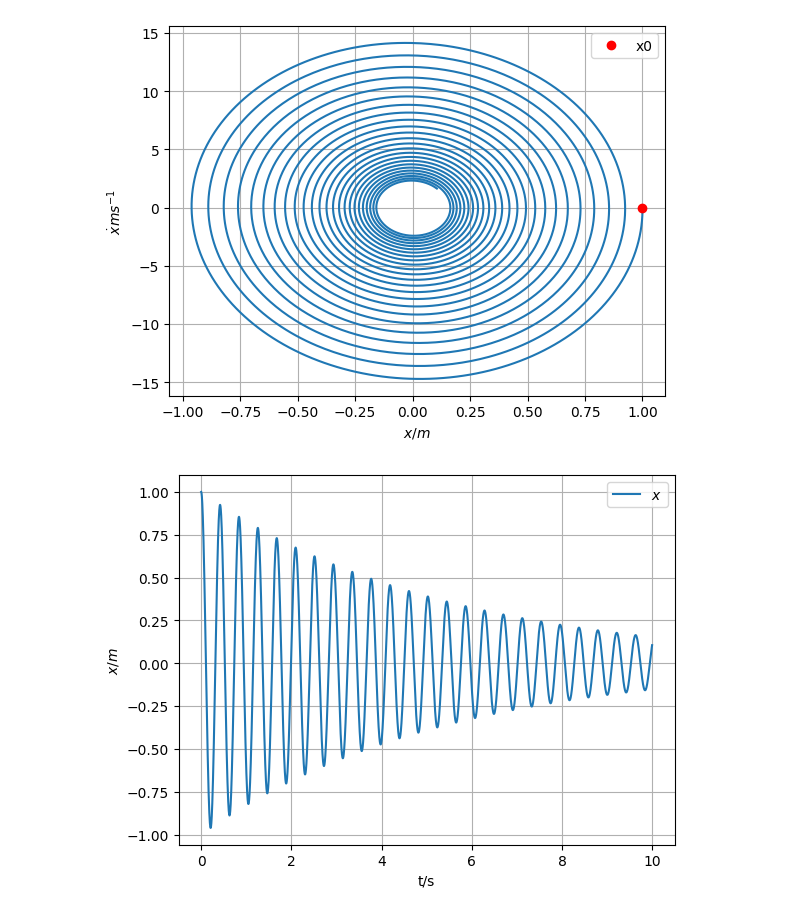
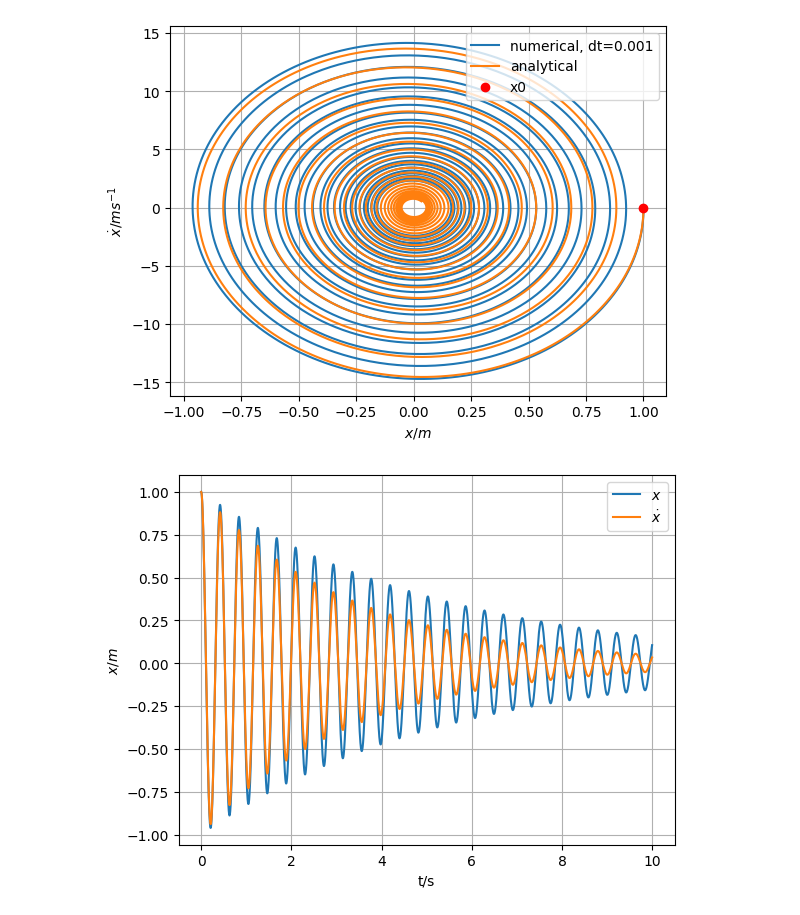
Before and after one commit to rzumbrunn/PCV_project, a Jupyter notebook: task2/task2.ipynb, the cells around one changed output. Cells and saved outputs as stored; diff of their text form; code cells hidden in the pictures.

Commit message:
added analytical solution

```diff
--- a/task2/task2.ipynb
+++ b/task2/task2.ipynb
@@ -1,6 +1,7 @@
 # %%
 import numpy as np
 import matplotlib.pyplot as plt
+import sympy as sp
 
 beta = 0.3 #s^-1
 omega = 15 # in s^-1
@@ -15,35 +16,49 @@ def sim(M, x0, dt, T):
     for t in np.arange(0, T, dt):
         x = x + dt * M @ x
         X.append(x)
 
     return np.array(X)
 dt_val = 0.001
 
+t=np.arange(0, 10, dt_val)
+
 x0 = np.array([1, 0])
 X = sim(M, x0, dt_val, 10)
-plt.plot(X[:,0], X[:,1])
+
+#analytical solution
+t_analytical = sp.symbols('t')
+x_analytical = sp.exp(-beta*t_analytical)*(sp.cos(omega*t_analytical) + (x0[1] +beta*x0[0])/omega*sp.sin(omega*t_analytical))
+x_dot_analytical = sp.diff(x_analytical, t_analytical)
+x_analytical = sp.lambdify(t_analytical, x_analytical)
+x_dot_analytical = sp.lambdify(t_analytical, x_dot_analytical)
+
+X_analytical = np.vstack([x_analytical(t), x_dot_analytical(t)]).T
+
+plt.plot(X[:,0], X[:,1], label=f'numerical, dt={dt_val}')
+plt.plot(x_analytical(t), x_dot_analytical(t), label='analytical')
+
+
 # mark x0
 plt.plot(x0[0], x0[1], 'ro', label='x0')
 plt.grid()
 plt.xlabel(r'$x /m$')
 plt.ylabel(r'$\dot x /ms^{-1}$')
 plt.legend()
 
 plt.savefig('phase_space.png')
 plt.show()
-
-t=np.arange(0, 10, dt_val)
 # plot e, g vs t
 plt.plot(t, X[:,0], label=r'$x$')
+plt.plot(t, X_analytical[:,0], label=r'$\dot x$')
 #plt.plot(t, np.sin(t/dt_val), label='sampling frequency')
 
 plt.grid()
 plt.legend()
 
 plt.xlabel('t/s')
 plt.ylabel(r'$x/m$')
 plt.savefig('x_vs_t.png')
 plt.show()
 # %% [output]
-[figure, old version]
+[figure, new version]
-[figure, old version]
+[figure, new version]
```
Also changed, not shown: 2 other files.
